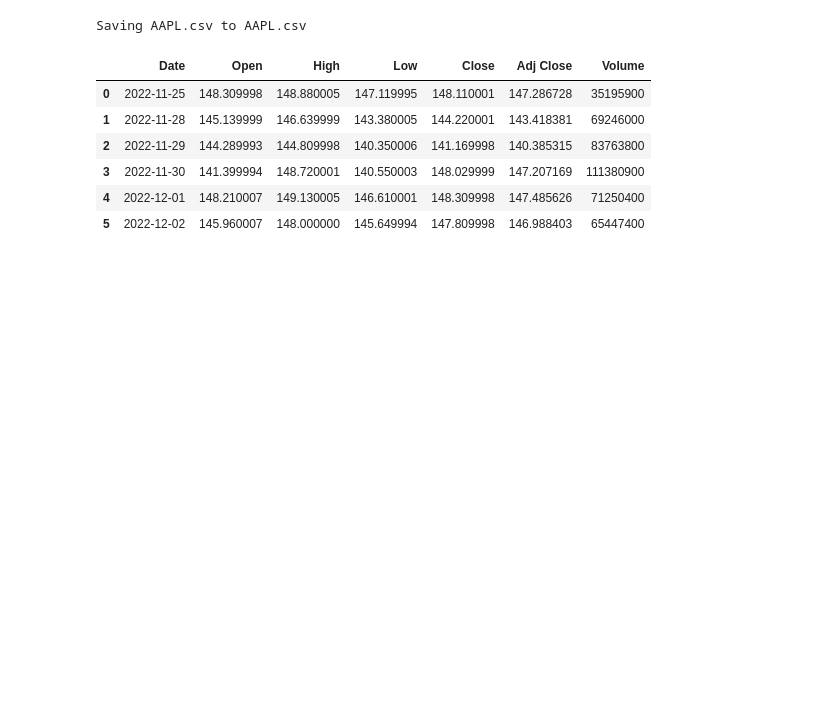
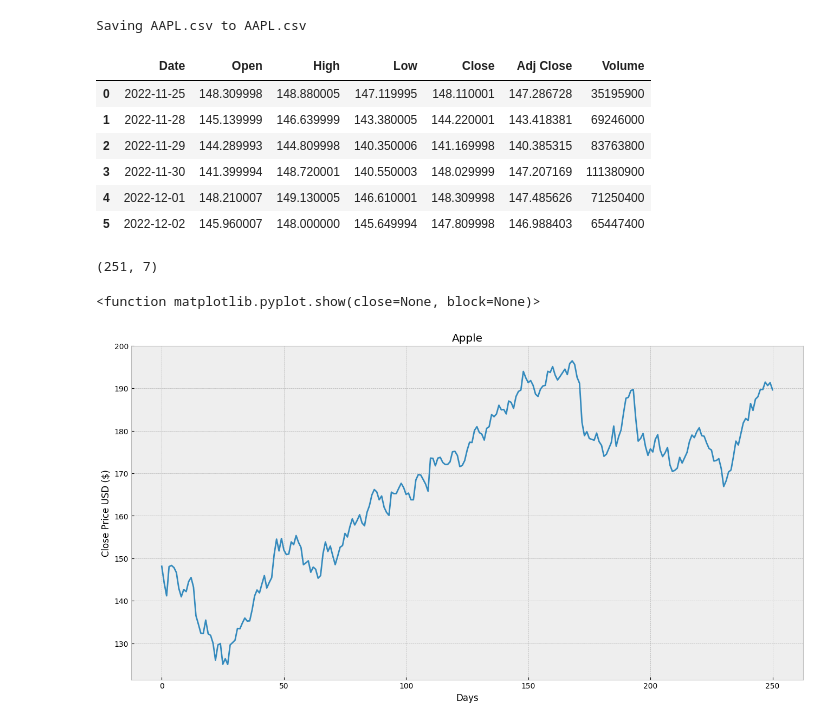
Before and after one commit to BIGGUARDWADE/final-, a Jupyter notebook: PythonProjectFinal.ipynb, the cells around one changed output. Cells and saved outputs as stored; diff of their text form; code cells hidden in the pictures; blank space fills up the shorter version.

Commit message:
This now visualizes the data on a plotted graph

```diff
--- a/PythonProjectFinal.ipynb
+++ b/PythonProjectFinal.ipynb
@@ -25,3 +27,19 @@ df.head(6)
 | 3 | 2022-11-30 | 141.399994 | 148.720001 | 140.550003 | 148.029999 | 147.207169 | 111380900 |
 | 4 | 2022-12-01 | 148.210007 | 149.130005 | 146.610001 | 148.309998 | 147.485626 | 71250400 |
 | 5 | 2022-12-02 | 145.960007 | 148.000000 | 145.649994 | 147.809998 | 146.988403 | 65447400 |
+# %%
+#get the number of trading days
+df.shape
+# %% [output]
+(251, 7)
+# %%
+#visualize the close price data
+plt.figure(figsize = (16,8))
+plt.title('Apple')
+plt.xlabel('Days')
+plt.ylabel('Close Price USD ($)')
+plt.plot(df['Close'])
+plt.show
+# %% [output]
+<function matplotlib.pyplot.show(close=None, block=None)>
+[figure, added]
```
Also changed, not shown: parts of 1 cell of this notebook.
